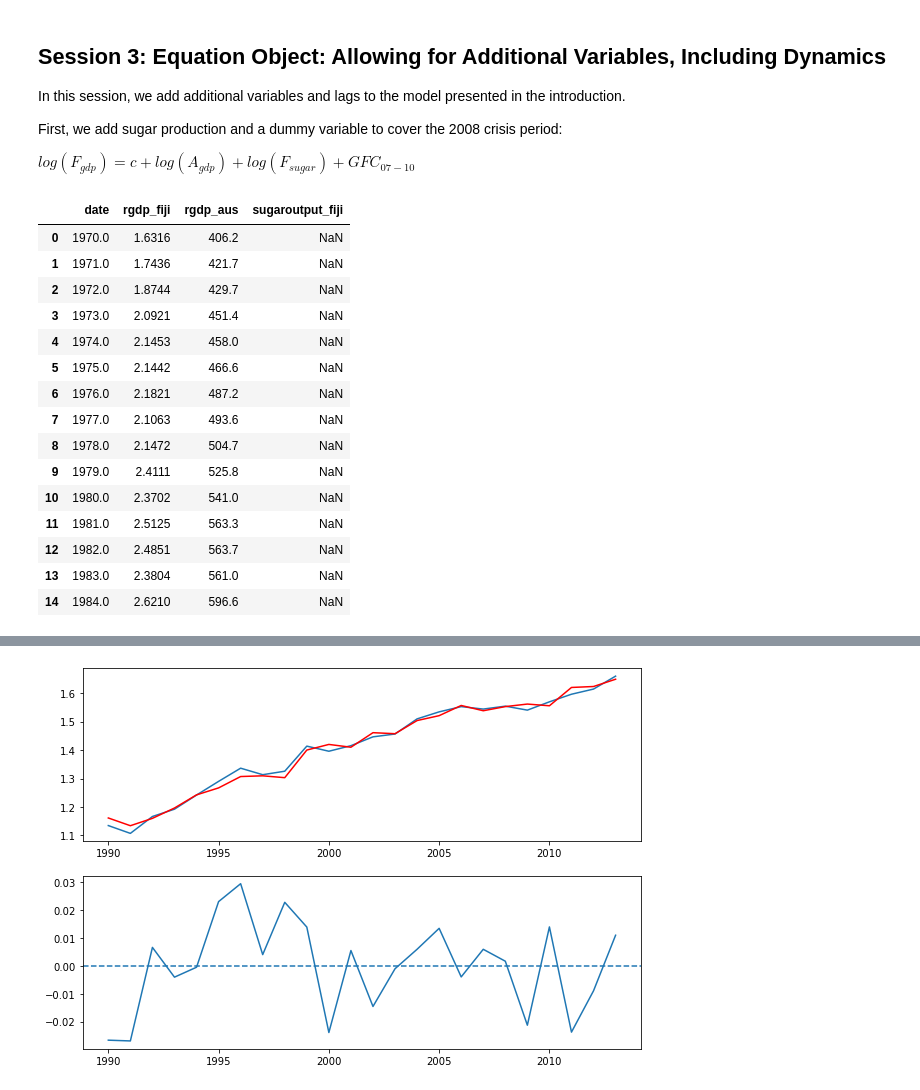
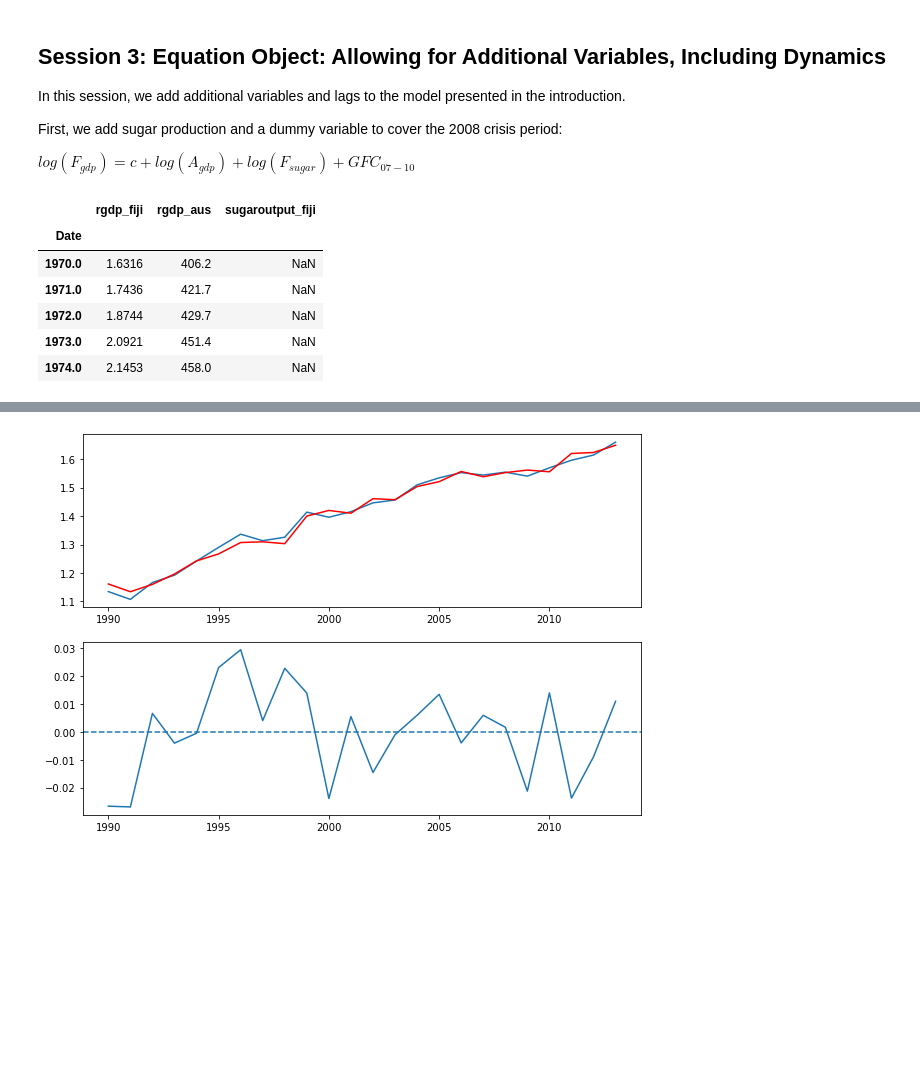
Before and after one commit to joaomacalos/imfx-python, a Jupyter notebook: m2-lectures.ipynb, the cells around one changed output, grey strips where cells are left out. Saved outputs shown, nothing was run; the diff lists cells and outputs as text; code cells hidden in the pictures; blank space fills up the shorter version.

```diff
--- a/m2-lectures.ipynb
+++ b/m2-lectures.ipynb
@@ -100,27 +101,18 @@ First, we add sugar production and a dummy variable to cover the 2008 crisis per
 $log(F_{gdp}) = c + log(A_{gdp}) + log(F_{sugar}) + GFC_{07-10}$
 # %%
 # Reload csv and make transformations
-df = pd.read_csv("data/Module_2_Fiji_fiji.csv")
+df = pd.read_csv("data/Module_2_Fiji_fiji.csv", index_col='Date')
 df.columns = [x.lower() for x in df.columns]
-df = df.loc[:, ["date", "rgdp_fiji", "rgdp_aus", "sugaroutput_fiji"]]
-df.head(15)
+df = df.loc[:, ["rgdp_fiji", "rgdp_aus", "sugaroutput_fiji"]]
+df.head()
 # %% [output]
-|  | date | rgdp_fiji | rgdp_aus | sugaroutput_fiji |
-| 0 | 1970.0 | 1.6316 | 406.2 | NaN |
-| 1 | 1971.0 | 1.7436 | 421.7 | NaN |
-| 2 | 1972.0 | 1.8744 | 429.7 | NaN |
-| 3 | 1973.0 | 2.0921 | 451.4 | NaN |
-| 4 | 1974.0 | 2.1453 | 458.0 | NaN |
-| 5 | 1975.0 | 2.1442 | 466.6 | NaN |
-| 6 | 1976.0 | 2.1821 | 487.2 | NaN |
-| 7 | 1977.0 | 2.1063 | 493.6 | NaN |
-| 8 | 1978.0 | 2.1472 | 504.7 | NaN |
-| 9 | 1979.0 | 2.4111 | 525.8 | NaN |
-| 10 | 1980.0 | 2.3702 | 541.0 | NaN |
-| 11 | 1981.0 | 2.5125 | 563.3 | NaN |
-| 12 | 1982.0 | 2.4851 | 563.7 | NaN |
-| 13 | 1983.0 | 2.3804 | 561.0 | NaN |
-| 14 | 1984.0 | 2.6210 | 596.6 | NaN |
+|  | rgdp_fiji | rgdp_aus | sugaroutput_fiji |
+| Date |  |  |  |
+| 1970.0 | 1.6316 | 406.2 | NaN |
+| 1971.0 | 1.7436 | 421.7 | NaN |
+| 1972.0 | 1.8744 | 429.7 | NaN |
+| 1973.0 | 2.0921 | 451.4 | NaN |
+| 1974.0 | 2.1453 | 458.0 | NaN |
 # %%
 df = (
     df
```
Also changed, not shown: parts of 21 cells of this notebook, 1 other file.
